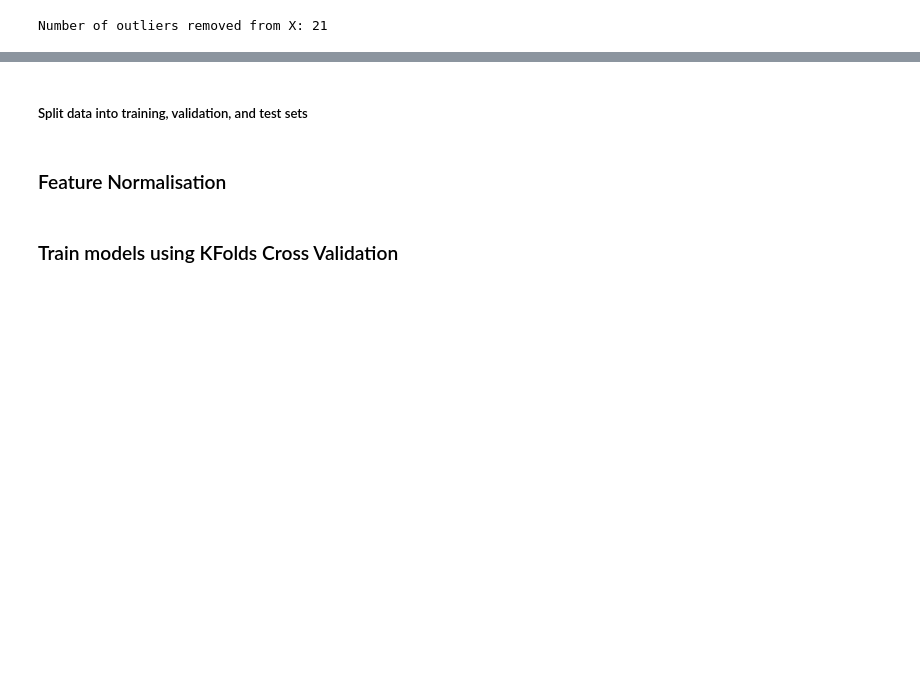
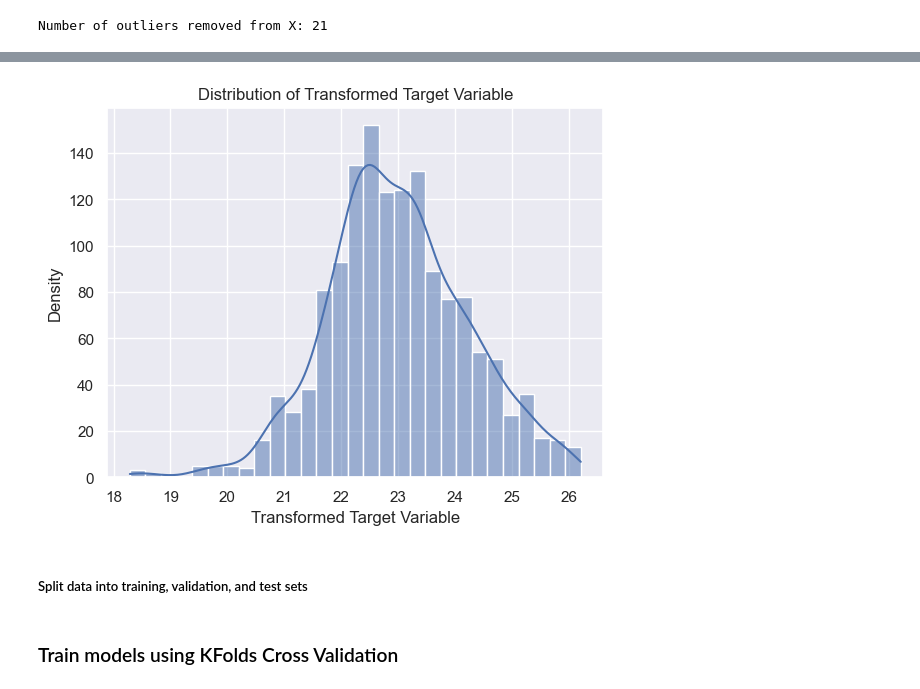
Before and after one commit to KaushikR1999/housing-price-prediction, a Jupyter notebook: Regression.ipynb, the cells around one changed output, grey strips where cells are left out. Cells and saved outputs as stored; diff of their text form; code cells hidden in the pictures; blank space fills up the shorter version.

```diff
--- a/Regression.ipynb
+++ b/Regression.ipynb
@@ -206,3 +246,12 @@ Number of outliers removed from X: 21
+# %%
+# Plot histogram or density plot of transformed target variable
+sns.histplot(y_transformed, kde=True)
+plt.xlabel("Transformed Target Variable")
+plt.ylabel("Density")
+plt.title("Distribution of Transformed Target Variable")
+plt.show()
+# %% [output]
+[figure, added]
 # %% [markdown]
 ##### Split data into training, validation, and test sets
 # %%
@@ -210,6 +259,4 @@ X_train, X_test, y_train, y_test = train_test_split(X_outliers_removed, y_outlie
 X_train, X_val, y_train, y_val = train_test_split(X_train, y_train, test_size=0.25, random_state=0)
-# %% [markdown]
-### Feature Normalisation
 # %%
 scaler = MinMaxScaler()
 X_train_scaled = scaler.fit_transform(X_train)
```
Also changed, not shown: parts of 11 cells of this notebook.
